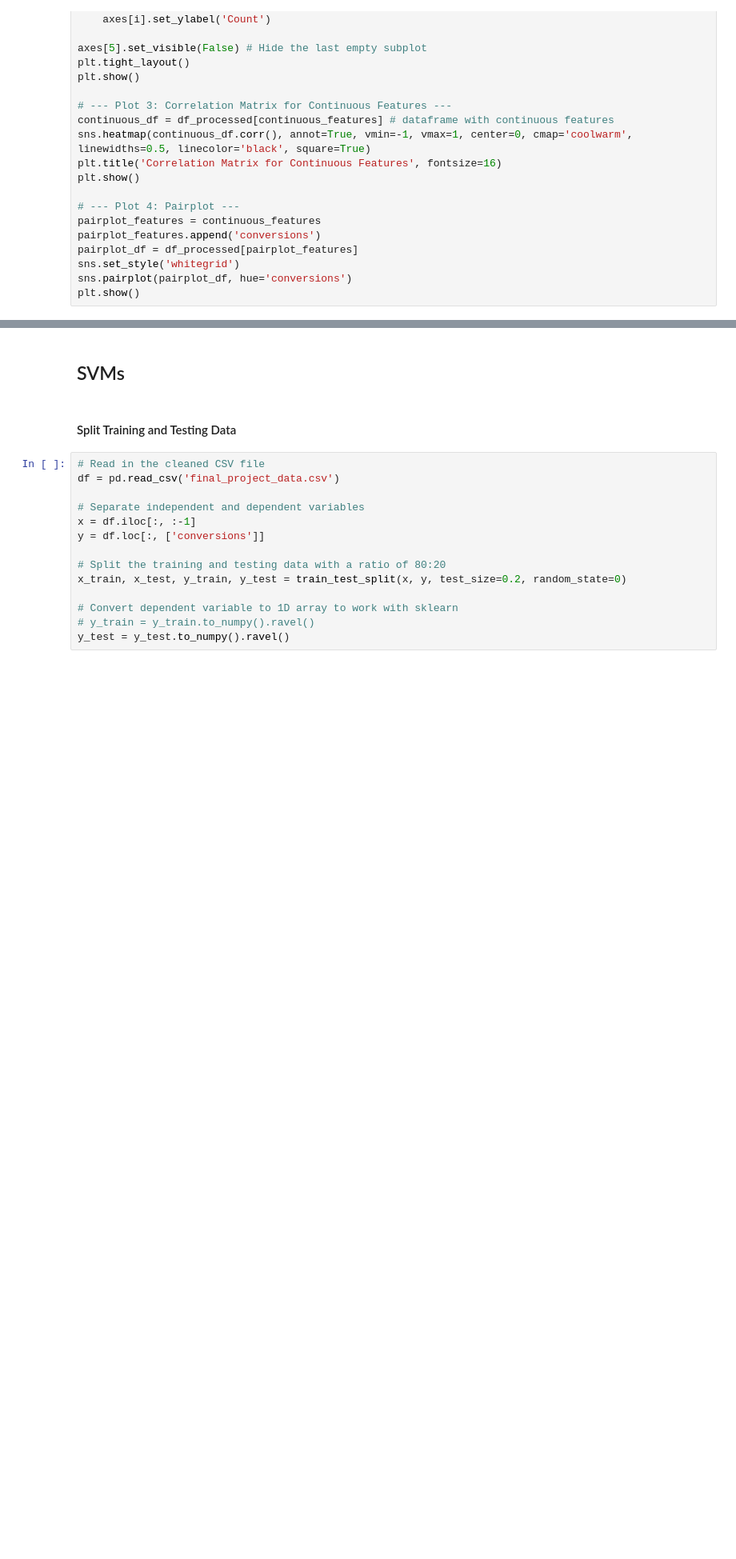
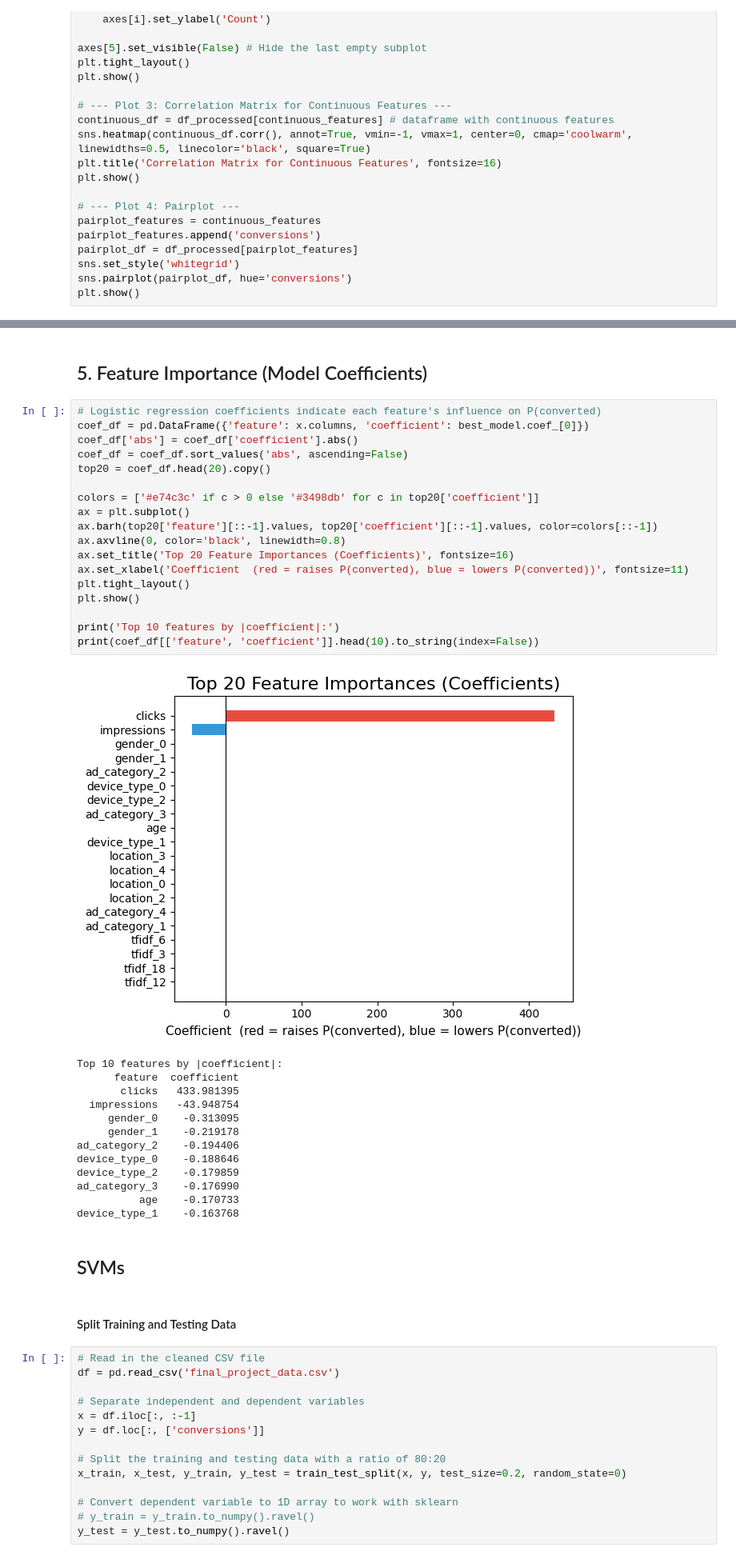
Before and after one commit to DanielDanyang/ECS171-Group10, a Jupyter notebook: final_project.ipynb, the cells around one changed output, grey strips where cells are left out. Shown at 80% size. Drawn from its saved outputs; the diff is of its cells as text; blank space fills up the shorter version.

```diff
--- a/final_project.ipynb
+++ b/final_project.ipynb
@@ -137,3 +309,37 @@ plt.show()
+# %% [markdown]
+## 5. Feature Importance (Model Coefficients)
+# %%
+# Logistic regression coefficients indicate each feature's influence on P(converted)
+coef_df = pd.DataFrame({'feature': x.columns, 'coefficient': best_model.coef_[0]})
+coef_df['abs'] = coef_df['coefficient'].abs()
+coef_df = coef_df.sort_values('abs', ascending=False)
+top20 = coef_df.head(20).copy()
+
+colors = ['#e74c3c' if c > 0 else '#3498db' for c in top20['coefficient']]
+ax = plt.subplot()
+ax.barh(top20['feature'][::-1].values, top20['coefficient'][::-1].values, color=colors[::-1])
+ax.axvline(0, color='black', linewidth=0.8)
+ax.set_title('Top 20 Feature Importances (Coefficients)', fontsize=16)
+ax.set_xlabel('Coefficient  (red = raises P(converted), blue = lowers P(converted))', fontsize=11)
+plt.tight_layout()
+plt.show()
+
+print('Top 10 features by |coefficient|:')
+print(coef_df[['feature', 'coefficient']].head(10).to_string(index=False))
+# %% [output]
+[figure, added]
+Top 10 features by |coefficient|:
+      feature  coefficient
+       clicks   433.981395
+  impressions   -43.948754
+     gender_0    -0.313095
+     gender_1    -0.219178
+ad_category_2    -0.194406
+device_type_0    -0.188646
+device_type_2    -0.179859
+ad_category_3    -0.176990
+          age    -0.170733
+device_type_1    -0.163768
 # %% [markdown]
 ## SVMs
 # %% [markdown]
```
Also changed, not shown: parts of 13 cells of this notebook.
